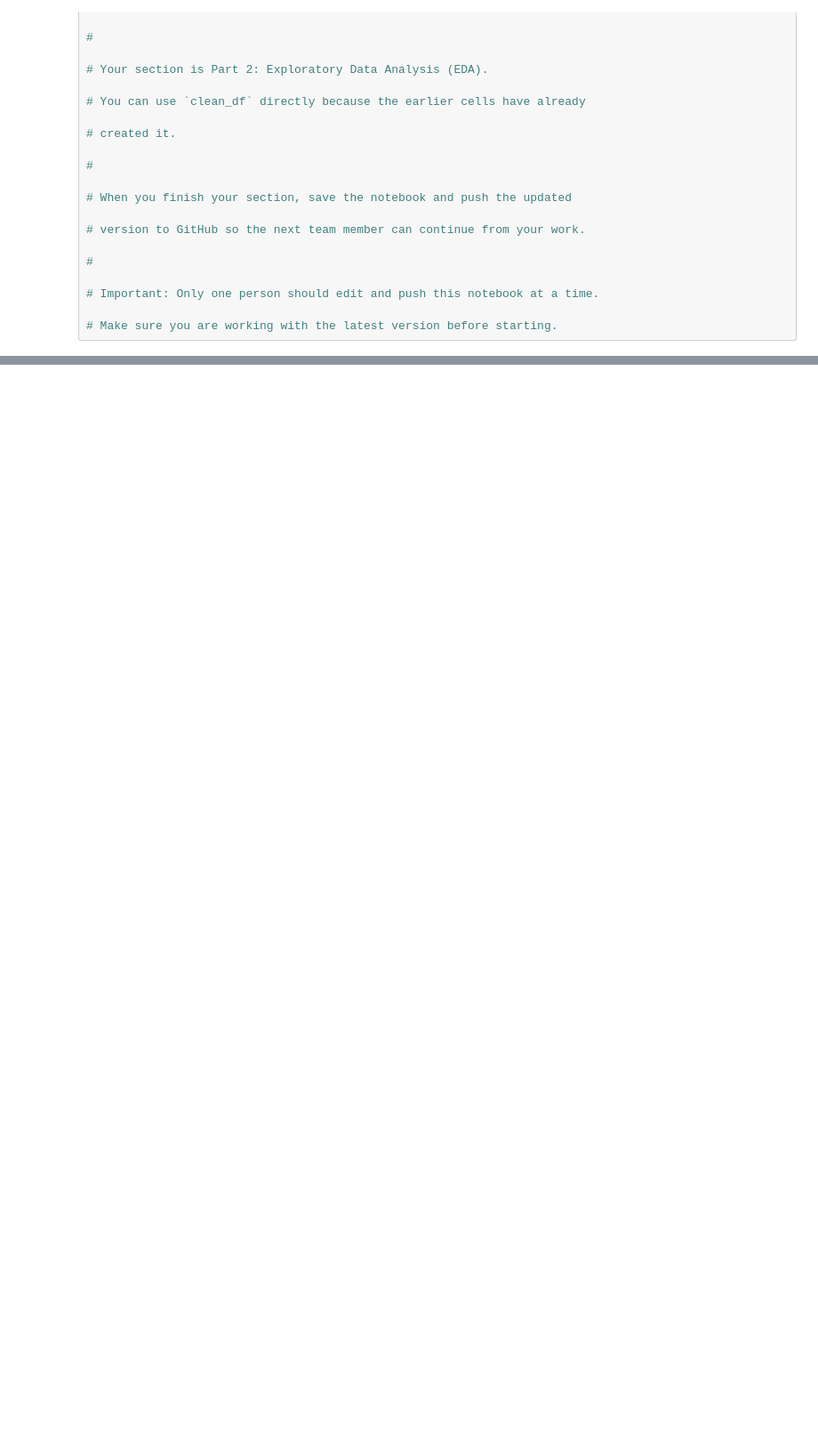
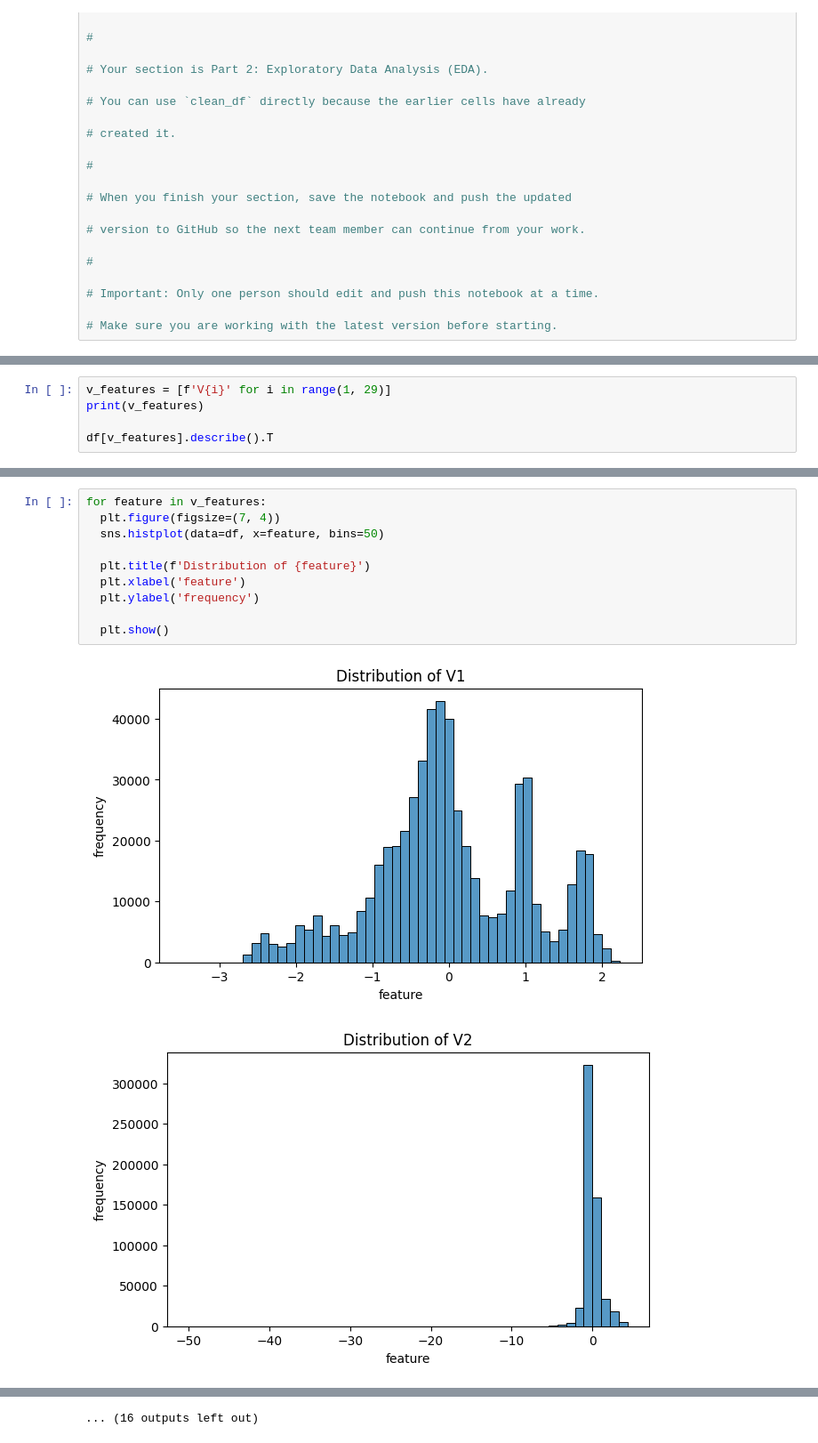
Before and after one commit to Group11members/CREDIT-CARD-FRAUD-DETECTION-, a Jupyter notebook: notebooks/Creditcardfrauddetection.ipynb, the cells around one changed output, grey strips where cells are left out. Shown at 89% size. Drawn from its saved outputs; the diff is of its cells as text; blank space fills up the shorter version.

```diff
--- a/notebooks/Creditcardfrauddetection.ipynb
+++ b/notebooks/Creditcardfrauddetection.ipynb
@@ -335,0 +412,5 @@ nothing to commit, working tree clean
+# %%
+v_features = [f'V{i}' for i in range(1, 29)]
+print(v_features)
+
+df[v_features].describe().T
@@ -335,0 +436,13 @@ nothing to commit, working tree clean
+# %%
+for feature in v_features:
+  plt.figure(figsize=(7, 4))
+  sns.histplot(data=df, x=feature, bins=50)
+
+  plt.title(f'Distribution of {feature}')
+  plt.xlabel('feature')
+  plt.ylabel('frequency')
+
+  plt.show()
+# %% [output]
+[figure, added]
+[figure, added]
@@ -335,0 +459 @@ nothing to commit, working tree clean
+... (16 outputs left out)
```
Also changed, not shown: parts of 27 cells of this notebook.
